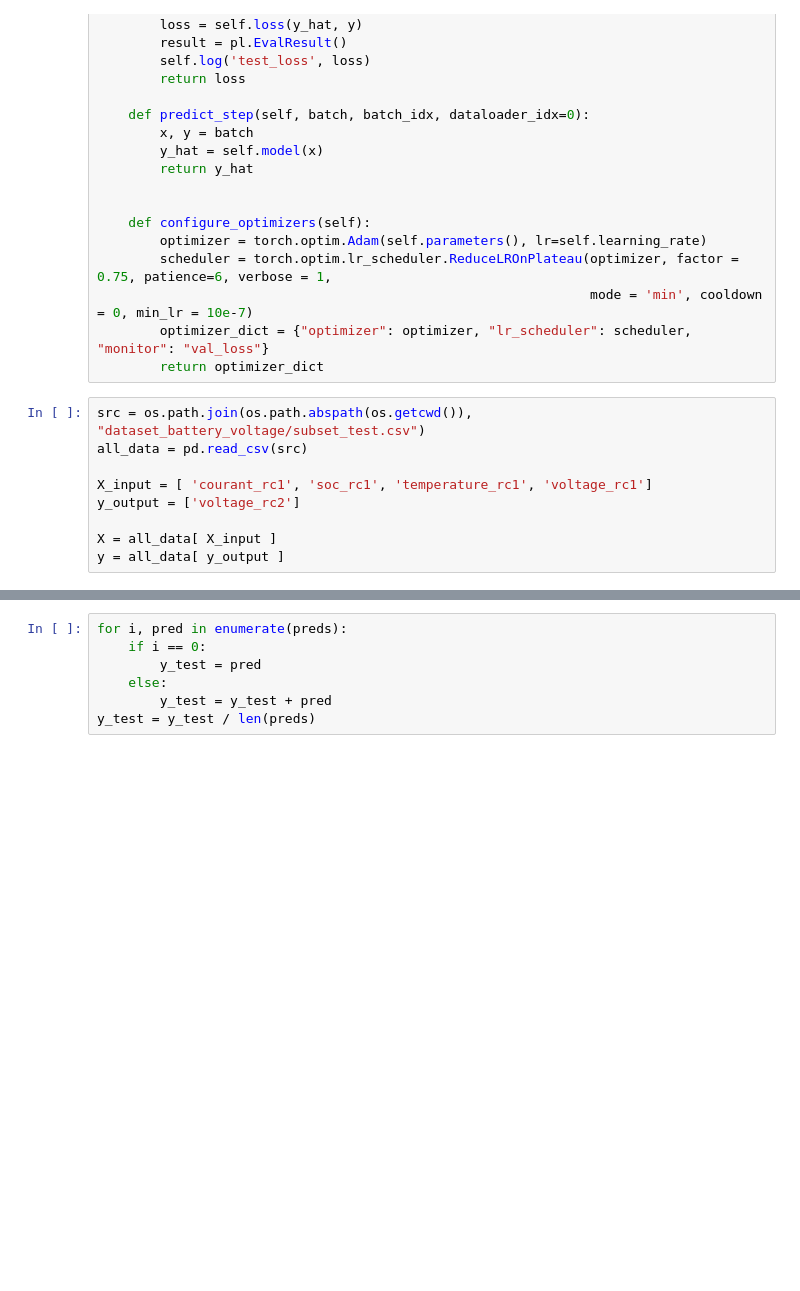
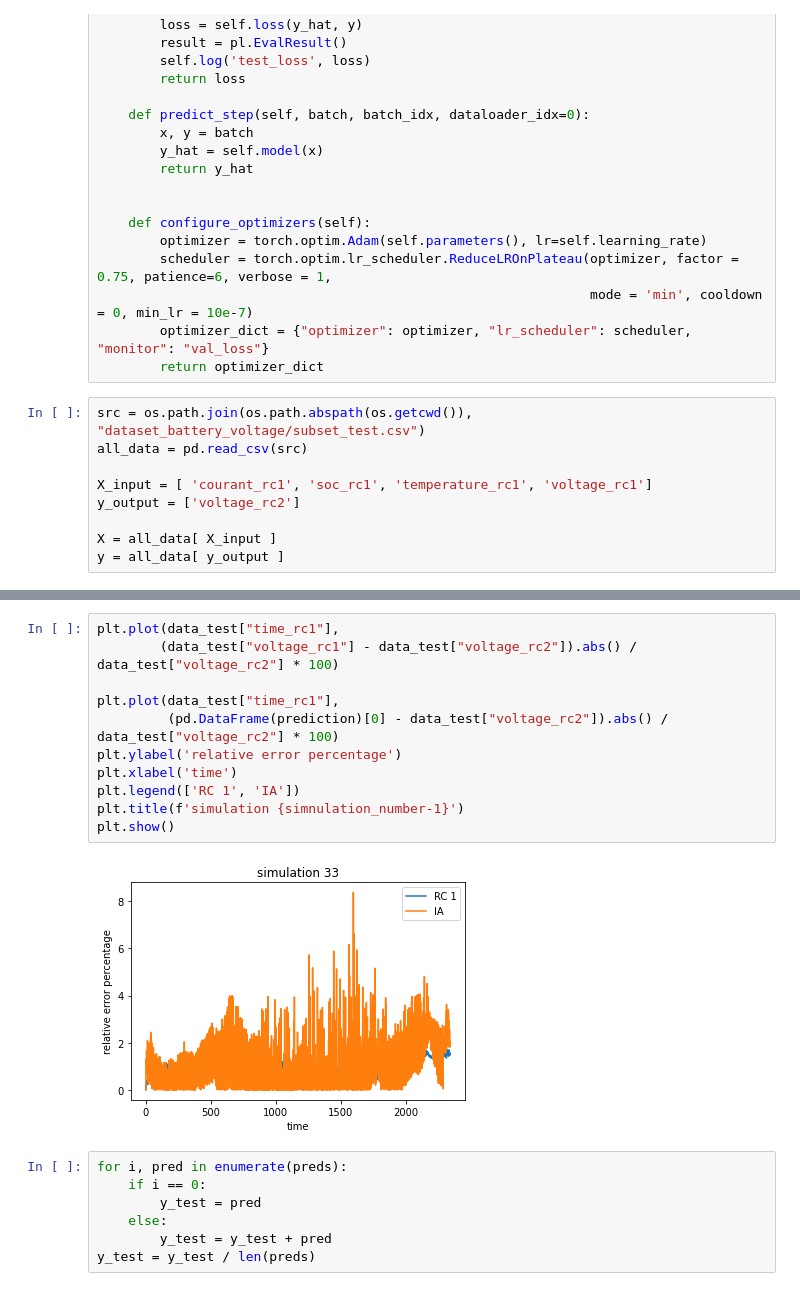
Before and after one commit to rmslm/battery-voltage, a Jupyter notebook: battery_voltage_estimation.ipynb, the cells around one changed output, grey strips where cells are left out. Drawn from its saved outputs; the diff is of its cells as text; blank space fills up the shorter version.

```diff
--- a/battery_voltage_estimation.ipynb
+++ b/battery_voltage_estimation.ipynb
@@ -256,3 +240,16 @@ with torch.no_grad():
+# %%
+plt.plot(data_test["time_rc1"],
+        (data_test["voltage_rc1"] - data_test["voltage_rc2"]).abs() / data_test["voltage_rc2"] * 100)
+
+plt.plot(data_test["time_rc1"],
+         (pd.DataFrame(prediction)[0] - data_test["voltage_rc2"]).abs() / data_test["voltage_rc2"] * 100)
+plt.ylabel('relative error percentage')
+plt.xlabel('time')
+plt.legend(['RC 1', 'IA'])
+plt.title(f'simulation {simnulation_number-1}')
+plt.show()
+# %% [output]
+[figure, added]
 # %%
 for i, pred in enumerate(preds):
     if i == 0:
```
Also changed, not shown: parts of 5 cells of this notebook.
